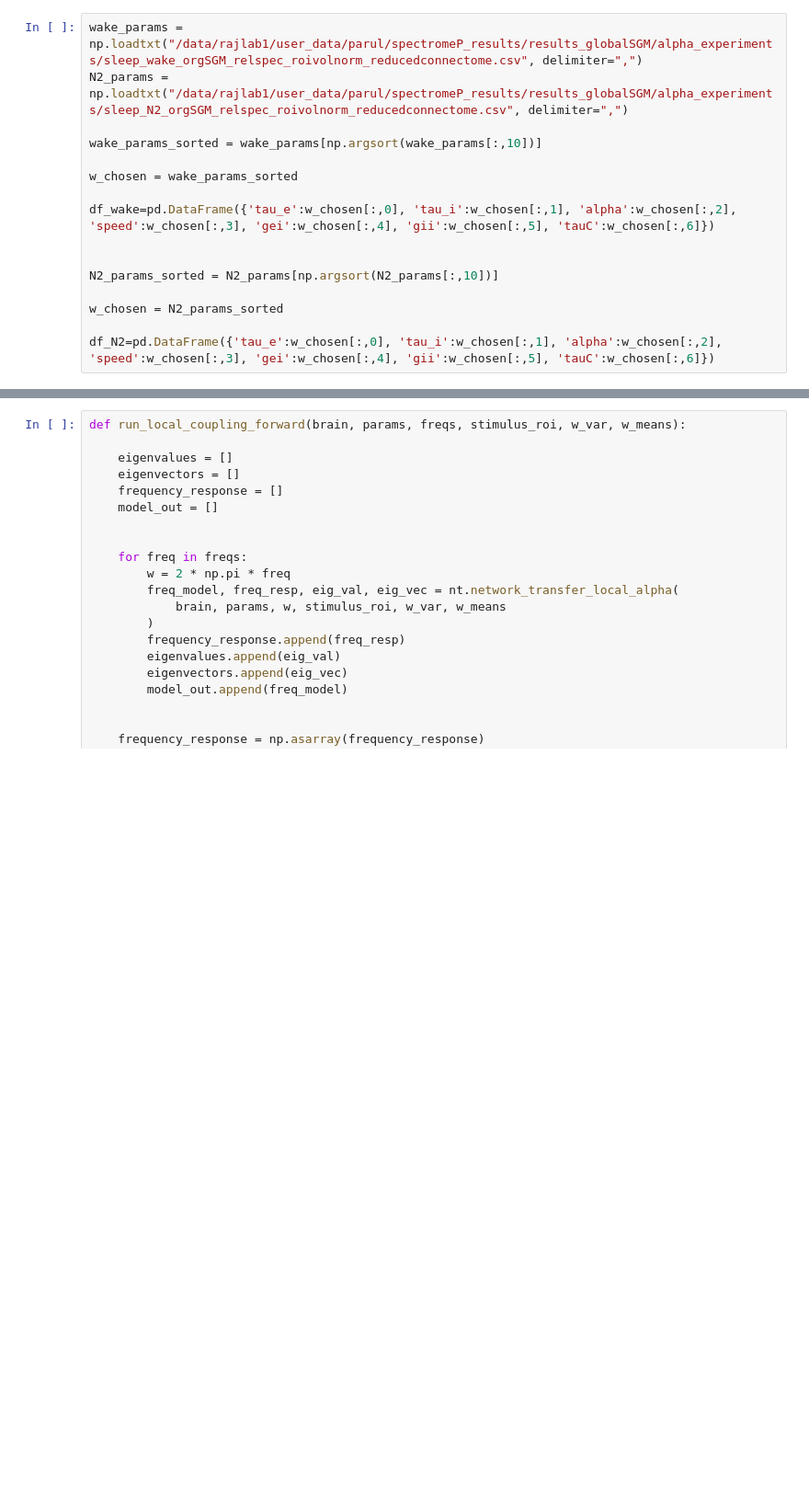
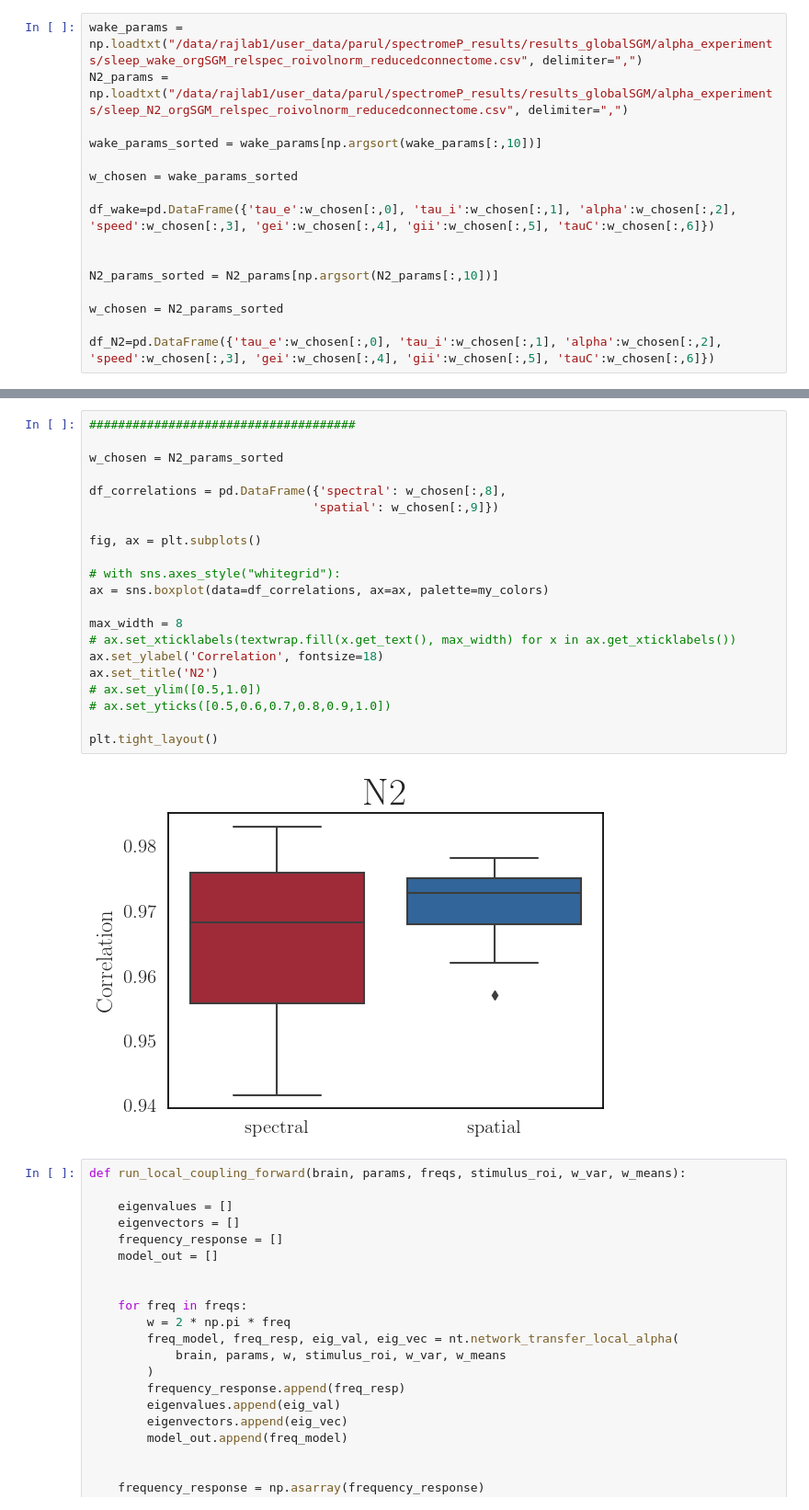
Before and after one commit to parulv1/sgm-alpha, a Jupyter notebook: spectrome/notebooks/sleep.ipynb, the cells around one changed output, grey strips where cells are left out. Shown at 92% size. Cells and saved outputs as stored; diff of their text form; blank space fills up the shorter version.

```diff
--- a/spectrome/notebooks/sleep.ipynb
+++ b/spectrome/notebooks/sleep.ipynb
@@ -117,3 +164,26 @@ df_N2=pd.DataFrame({'tau_e':w_chosen[:,0], 'tau_i':w_chosen[:,1], 'alpha':w_chos
+# %%
+#####################################
+
+w_chosen = N2_params_sorted
+
+df_correlations = pd.DataFrame({'spectral': w_chosen[:,8],
+                               'spatial': w_chosen[:,9]})
+
+fig, ax = plt.subplots()
+
+# with sns.axes_style("whitegrid"):
+ax = sns.boxplot(data=df_correlations, ax=ax, palette=my_colors)
+
+max_width = 8
+# ax.set_xticklabels(textwrap.fill(x.get_text(), max_width) for x in ax.get_xticklabels())
+ax.set_ylabel('Correlation', fontsize=18)
+ax.set_title('N2')
+# ax.set_ylim([0.5,1.0])
+# ax.set_yticks([0.5,0.6,0.7,0.8,0.9,1.0])
+
+plt.tight_layout()
+# %% [output]
+[figure, added]
 # %%
 def run_local_coupling_forward(brain, params, freqs, stimulus_roi, w_var, w_means):
 
```
Also changed, not shown: parts of 1 cell of this notebook, 4 other files.
